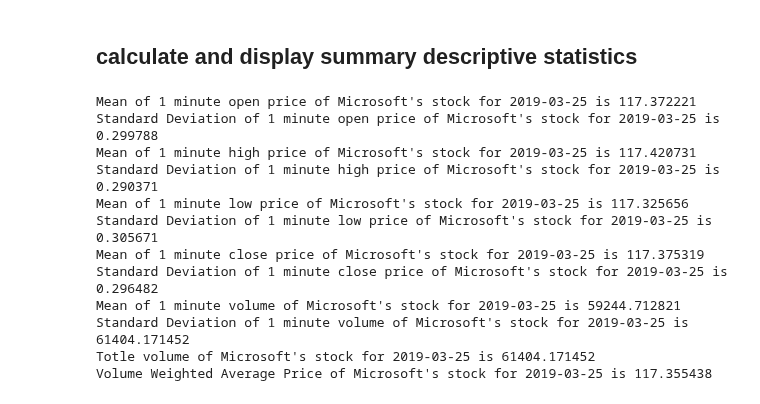
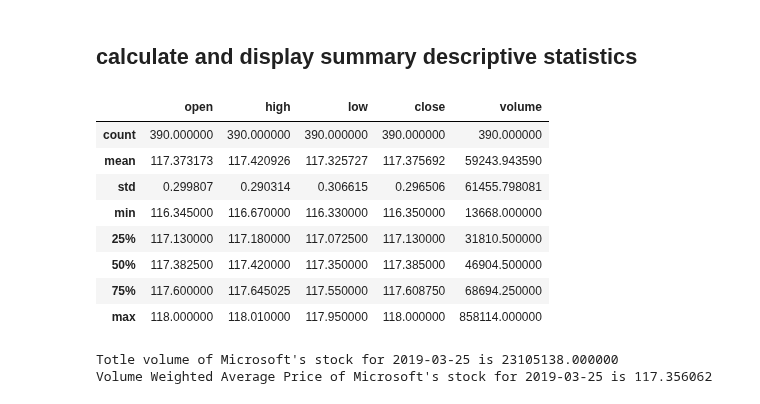
Before and after one commit to franklili3/Python-for-Finance-Engineering, a Jupyter notebook: homework1/GetStockAndChart.ipynb, the cells around one changed output. Cells and saved outputs as stored; diff of their text form; code cells hidden in the pictures.

```diff
--- a/homework1/GetStockAndChart.ipynb
+++ b/homework1/GetStockAndChart.ipynb
@@ -90,42 +85,25 @@ plt.show()
 # %% [markdown]
 ##  calculate and display summary descriptive statistics
-# %%
-import numpy as np
-history_data_MSFT_1min_open_chart_date_mean = np.mean(history_data_MSFT_1min_open_chart_date)
-history_data_MSFT_1min_open_chart_date_std = np.std(history_data_MSFT_1min_open_chart_date)
-history_data_MSFT_1min_high_chart_date_mean = np.mean(history_data_MSFT_1min_high_chart_date)
-history_data_MSFT_1min_high_chart_date_std = np.std(history_data_MSFT_1min_high_chart_date)
-history_data_MSFT_1min_low_chart_date_mean = np.mean(history_data_MSFT_1min_low_chart_date)
-history_data_MSFT_1min_low_chart_date_std = np.std(history_data_MSFT_1min_low_chart_date)
-history_data_MSFT_1min_close_chart_date_mean = np.mean(history_data_MSFT_1min_close_chart_date)
-history_data_MSFT_1min_close_chart_date_std = np.std(history_data_MSFT_1min_close_chart_date)
-history_data_MSFT_1min_volume_chart_date_mean = np.mean(history_data_MSFT_1min_volume_chart_date)
-history_data_MSFT_1min_volume_chart_date_std = np.std(history_data_MSFT_1min_volume_chart_date)
-history_data_MSFT_1min_totle_volume_chart_date = np.sum(history_data_MSFT_1min_volume_chart_date)
-history_data_MSFT_1min_totle_amount_chart_date = np.sum(history_data_MSFT_1min_volume_chart_date * history_data_MSFT_1min_close_chart_date)
-history_data_MSFT_1min_vwap_chart_date = history_data_MSFT_1min_totle_amount_chart_date / history_data_MSFT_1min_totle_volume_chart_date
-print("Mean of 1 minute open price of Microsoft's stock for "+chart_date+" is %hf" % history_data_MSFT_1min_open_chart_date_mean)
-print("Standard Deviation of 1 minute open price of Microsoft's stock for "+chart_date+" is %hf" % history_data_MSFT_1min_open_chart_date_std)
-print("Mean of 1 minute high price of Microsoft's stock for "+chart_date+" is %hf" % history_data_MSFT_1min_high_chart_date_mean)
-print("Standard Deviation of 1 minute high price of Microsoft's stock for "+chart_date+" is %hf" % history_data_MSFT_1min_high_chart_date_std)
-print("Mean of 1 minute low price of Microsoft's stock for "+chart_date+" is %hf" % history_data_MSFT_1min_low_chart_date_mean)
-print("Standard Deviation of 1 minute low price of Microsoft's stock for "+chart_date+" is %hf" % history_data_MSFT_1min_low_chart_date_std)
-print("Mean of 1 minute close price of Microsoft's stock for "+chart_date+" is %hf" % history_data_MSFT_1min_close_chart_date_mean)
-print("Standard Deviation of 1 minute close price of Microsoft's stock for "+chart_date+" is %hf" % history_data_MSFT_1min_close_chart_date_std)
-print("Mean of 1 minute volume of Microsoft's stock for "+chart_date+" is %hf" % history_data_MSFT_1min_volume_chart_date_mean)
-print("Standard Deviation of 1 minute volume of Microsoft's stock for "+chart_date+" is %hf" % history_data_MSFT_1min_volume_chart_date_std)
-print("Totle volume of Microsoft's stock for "+chart_date+" is %hf" % history_data_MSFT_1min_volume_chart_date_std)
-print("Volume Weighted Average Price of Microsoft's stock for "+chart_date+" is %hf" % history_data_MSFT_1min_vwap_chart_date)
-# %% [output]
-Mean of 1 minute open price of Microsoft's stock for 2019-03-25 is 117.372221
-Standard Deviation of 1 minute open price of Microsoft's stock for 2019-03-25 is 0.299788
-Mean of 1 minute high price of Microsoft's stock for 2019-03-25 is 117.420731
-Standard Deviation of 1 minute high price of Microsoft's stock for 2019-03-25 is 0.290371
-Mean of 1 minute low price of Microsoft's stock for 2019-03-25 is 117.325656
-Standard Deviation of 1 minute low price of Microsoft's stock for 2019-03-25 is 0.305671
-Mean of 1 minute close price of Microsoft's stock for 2019-03-25 is 117.375319
-Standard Deviation of 1 minute close price of Microsoft's stock for 2019-03-25 is 0.296482
-Mean of 1 minute volume of Microsoft's stock for 2019-03-25 is 59244.712821
-Standard Deviation of 1 minute volume of Microsoft's stock for 2019-03-25 is 61404.171452
-Totle volume of Microsoft's stock for 2019-03-25 is 61404.171452
-Volume Weighted Average Price of Microsoft's stock for 2019-03-25 is 117.355438
+# %%
+import numpy as np
+history_data_MSFT_1min_chart_date_describe = history_data_MSFT_1min_chart_date.describe()
+history_data_MSFT_1min_chart_date_describe
+# %% [output]
+|  | open | high | low | close | volume |
+| count | 390.000000 | 390.000000 | 390.000000 | 390.000000 | 390.000000 |
+| mean | 117.373173 | 117.420926 | 117.325727 | 117.375692 | 59243.943590 |
+| std | 0.299807 | 0.290314 | 0.306615 | 0.296506 | 61455.798081 |
+| min | 116.345000 | 116.670000 | 116.330000 | 116.350000 | 13668.000000 |
+| 25% | 117.130000 | 117.180000 | 117.072500 | 117.130000 | 31810.500000 |
+| 50% | 117.382500 | 117.420000 | 117.350000 | 117.385000 | 46904.500000 |
+| 75% | 117.600000 | 117.645025 | 117.550000 | 117.608750 | 68694.250000 |
+| max | 118.000000 | 118.010000 | 117.950000 | 118.000000 | 858114.000000 |
+# %%
+history_data_MSFT_1min_totle_volume_chart_date = np.sum(history_data_MSFT_1min_chart_date['volume'])
+history_data_MSFT_1min_totle_amount_chart_date = np.sum(history_data_MSFT_1min_chart_date['volume'] * history_data_MSFT_1min_chart_date['close'])
+history_data_MSFT_1min_vwap_chart_date = history_data_MSFT_1min_totle_amount_chart_date / history_data_MSFT_1min_totle_volume_chart_date
+print("Totle volume of Microsoft's stock for "+chart_date+" is %hf" % history_data_MSFT_1min_totle_volume_chart_date)
+print("Volume Weighted Average Price of Microsoft's stock for "+chart_date+" is %hf" % history_data_MSFT_1min_vwap_chart_date)
+# %% [output]
+Totle volume of Microsoft's stock for 2019-03-25 is 23105138.000000
+Volume Weighted Average Price of Microsoft's stock for 2019-03-25 is 117.356062
```
Also changed, not shown: parts of 4 cells of this notebook, 12 other files.
